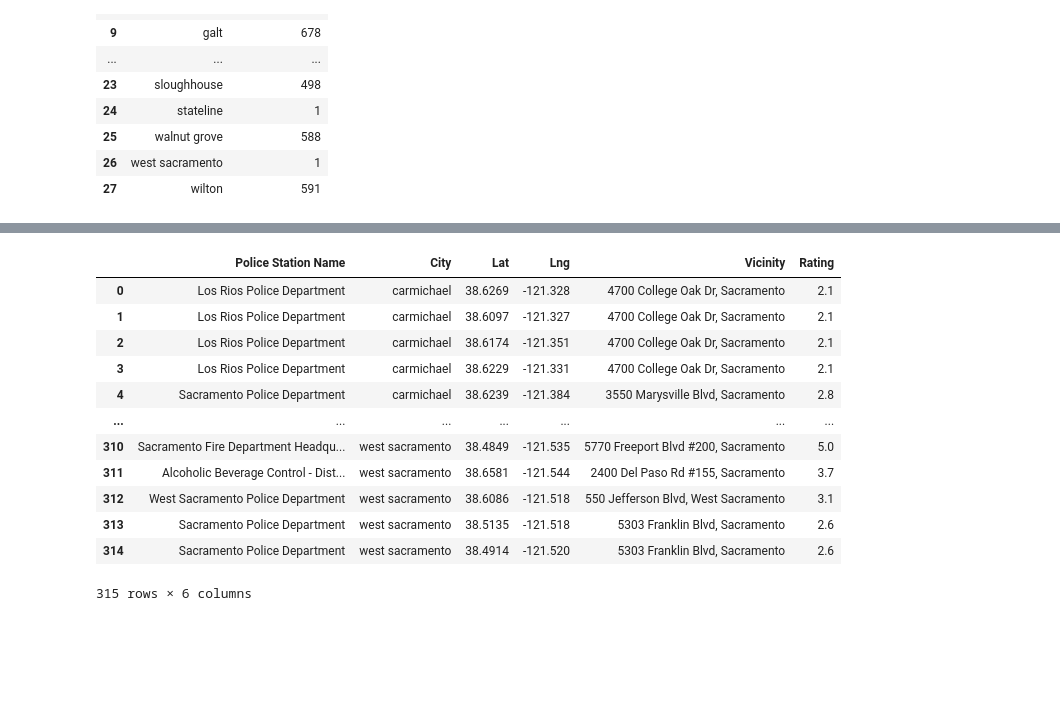
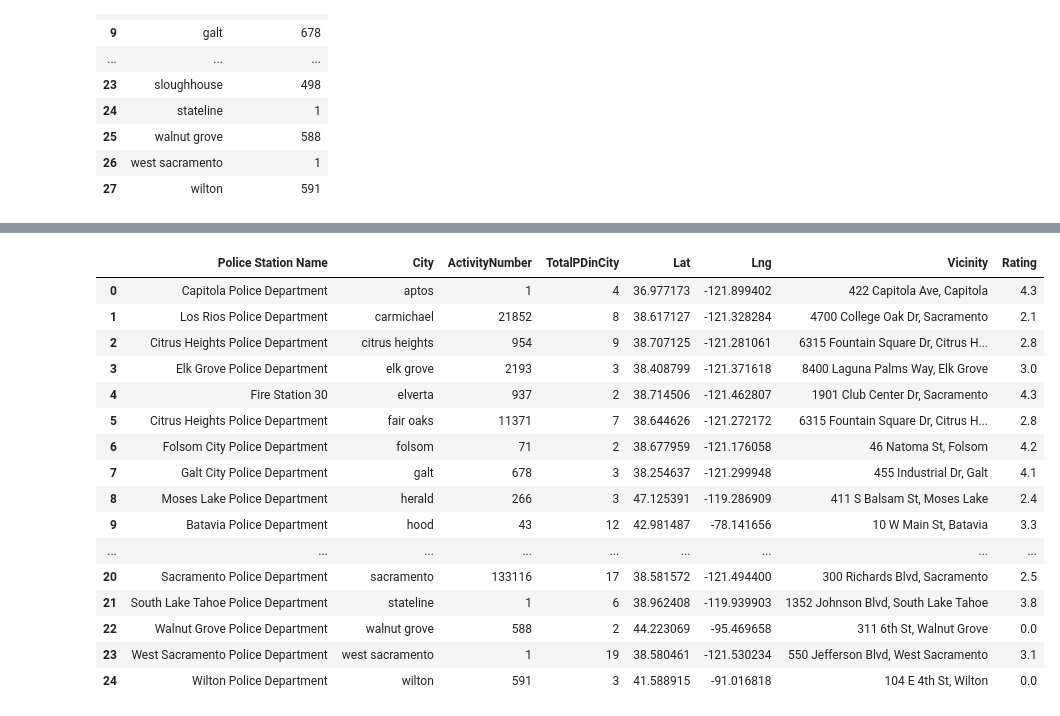
Before and after one commit to N3tadm1n/Team_Housing_prediction, a Jupyter notebook: CityCrimeActivity.ipynb, the cells around one changed output, grey strips where cells are left out. Saved outputs shown, nothing was run; the diff lists cells and outputs as text; code cells hidden in the pictures; blank space fills up the shorter version.

```diff
--- a/CityCrimeActivity.ipynb
+++ b/CityCrimeActivity.ipynb
@@ -106,3 +111,18 @@ crime_by_city
 | 25 | walnut grove | 588 |
 | 26 | west sacramento | 1 |
 | 27 | wilton | 591 |
+# %%
+# Please do the following in your terminal before running the below cell
+# pip install googlemaps
+# googlemaps: library for getting coordinates from a city
+# citypy: library for getting city from a set of coordinates
+from googlemaps import Client as GoogleMaps
+gmapsDecoder = GoogleMaps(g_key)
+crime_by_city['Lat'] = ''
+crime_by_city['Lng'] = ''
+
+for x in range(len(crime_by_city)):
+    geocode_result = gmapsDecoder.geocode(crime_by_city['OccurenceCity'][x])
+    crime_by_city['Lat'][x] = geocode_result[0]['geometry']['location'] ['lat']
+    crime_by_city['Lng'][x] = geocode_result[0]['geometry']['location']['lng']
+crime_by_city.head()
@@ -192,20 +220,21 @@ lat = []
 lng = []
 police = []
 cities = []
-#countries = []
+activity = []
 vicinities = []
 ratings = []
+stationCount = []
 
-for index, row in final_df.iterrows():
+for index, row in crime_by_city.iterrows():
     print("--------")
-    print(row['city'])
+    print(row['OccurenceCity'])
 
     # geocoordinates
-    target_coordinates = (f"{row['lat']}, {row['lng']}")
+    target_coordinates = (f"{row['Lat']}, {row['Lng']}")
     target_search = "police"
     target_radius = 5000
     target_type = "police station"
-    target_rank = "rating"
+    #target_rank = "rating"
 
     # set up a parameters dictionary
     params = {
@@ -213,7 +242,7 @@ for index, row in final_df.iterrows():
         "keyword": target_search,
         "radius": target_radius,
         "type": target_type,
-        "rankBy": target_rank,
+        #"rankBy": target_rank,
         "key": g_key
     }
 
@@ -231,19 +260,21 @@ for index, row in final_df.iterrows():
         #print(json.dumps(results, indent=4, sort_keys=True))
 
         police.append(results["results"][0]["name"])
-        lat.append(float(row['lat']))
-        lng.append(float(row['lng']))
-        cities.append(row['city'])
-        #countries.append(row['Country'])
+        stationCount.append(len(results["results"]))
+        lat.append(float(row['Lat']))
+        lng.append(float(row['Lng']))
+        cities.append(row['OccurenceCity'])
+        activity.append(row['ActivityNumber'])
         vicinities.append(results["results"][0]["vicinity"])
         ratings.append(results["results"][0]["rating"])
 
+        print(len(results["results"]))
         print(results["results"][0]["rating"])
         print(results["results"][0]["name"])
         print(results["results"][0]["vicinity"])
 
     except Exception as e:
         print(f"###{e}###")
-        print(f"### No station(S) found for city: {row['city']}. Skipping...")
+        print(f"### No station(S) found for city: {row['OccurenceCity']}. Skipping...")
         print(traceback.format_exc())
 # %% [output]
@@ -267,26 +298,32 @@ Sacramento Police Department
 # %%
 police_df = pd.DataFrame({'Police Station Name':police,
                         'City':cities,
-                        #'Country':countries,
+                        'ActivityNumber':activity,
+                        'TotalPDinCity':stationCount,
                         'Lat':lat,
                         'Lng':lng,
                         'Vicinity':vicinities,
                         'Rating':ratings})
+police_df.to_csv('city_crime_police_rating.csv')
 police_df.dropna()
 # %% [output]
-|  | Police Station Name | City | Lat | Lng | Vicinity | Rating |
-| 0 | Los Rios Police Department | carmichael | 38.6269 | -121.328 | 4700 College Oak Dr, Sacramento | 2.1 |
-| 1 | Los Rios Police Department | carmichael | 38.6097 | -121.327 | 4700 College Oak Dr, Sacramento | 2.1 |
-| 2 | Los Rios Police Department | carmichael | 38.6174 | -121.351 | 4700 College Oak Dr, Sacramento | 2.1 |
-| 3 | Los Rios Police Department | carmichael | 38.6229 | -121.331 | 4700 College Oak Dr, Sacramento | 2.1 |
-| 4 | Sacramento Police Department | carmichael | 38.6239 | -121.384 | 3550 Marysville Blvd, Sacramento | 2.8 |
-| ... | ... | ... | ... | ... | ... | ... |
-| 310 | Sacramento Fire Department Headqu... | west sacramento | 38.4849 | -121.535 | 5770 Freeport Blvd #200, Sacramento | 5.0 |
-| 311 | Alcoholic Beverage Control - Dist... | west sacramento | 38.6581 | -121.544 | 2400 Del Paso Rd #155, Sacramento | 3.7 |
-| 312 | West Sacramento Police Department | west sacramento | 38.6086 | -121.518 | 550 Jefferson Blvd, West Sacramento | 3.1 |
-| 313 | Sacramento Police Department | west sacramento | 38.5135 | -121.518 | 5303 Franklin Blvd, Sacramento | 2.6 |
-| 314 | Sacramento Police Department | west sacramento | 38.4914 | -121.520 | 5303 Franklin Blvd, Sacramento | 2.6 |
+|  | Police Station Name | City | ActivityNumber | TotalPDinCity | Lat | Lng | Vicinity | Rating |
+| 0 | Capitola Police Department | aptos | 1 | 4 | 36.977173 | -121.899402 | 422 Capitola Ave, Capitola | 4.3 |
+| 1 | Los Rios Police Department | carmichael | 21852 | 8 | 38.617127 | -121.328284 | 4700 College Oak Dr, Sacramento | 2.1 |
+| 2 | Citrus Heights Police Department | citrus heights | 954 | 9 | 38.707125 | -121.281061 | 6315 Fountain Square Dr, Citrus H... | 2.8 |
+| 3 | Elk Grove Police Department | elk grove | 2193 | 3 | 38.408799 | -121.371618 | 8400 Laguna Palms Way, Elk Grove | 3.0 |
+| 4 | Fire Station 30 | elverta | 937 | 2 | 38.714506 | -121.462807 | 1901 Club Center Dr, Sacramento | 4.3 |
+| 5 | Citrus Heights Police Department | fair oaks | 11371 | 7 | 38.644626 | -121.272172 | 6315 Fountain Square Dr, Citrus H... | 2.8 |
+| 6 | Folsom City Police Department | folsom | 71 | 2 | 38.677959 | -121.176058 | 46 Natoma St, Folsom | 4.2 |
+| 7 | Galt City Police Department | galt | 678 | 3 | 38.254637 | -121.299948 | 455 Industrial Dr, Galt | 4.1 |
+| 8 | Moses Lake Police Department | herald | 266 | 3 | 47.125391 | -119.286909 | 411 S Balsam St, Moses Lake | 2.4 |
+| 9 | Batavia Police Department | hood | 43 | 12 | 42.981487 | -78.141656 | 10 W Main St, Batavia | 3.3 |
+| ... | ... | ... | ... | ... | ... | ... | ... | ... |
+| 20 | Sacramento Police Department | sacramento | 133116 | 17 | 38.581572 | -121.494400 | 300 Richards Blvd, Sacramento | 2.5 |
+| 21 | South Lake Tahoe Police Department | stateline | 1 | 6 | 38.962408 | -119.939903 | 1352 Johnson Blvd, South Lake Tahoe | 3.8 |
+| 22 | Walnut Grove Police Department | walnut grove | 588 | 2 | 44.223069 | -95.469658 | 311 6th St, Walnut Grove | 0.0 |
+| 23 | West Sacramento Police Department | west sacramento | 1 | 19 | 38.580461 | -121.530234 | 550 Jefferson Blvd, West Sacramento | 3.1 |
+| 24 | Wilton Police Department | wilton | 591 | 3 | 41.588915 | -91.016818 | 104 E 4th St, Wilton | 0.0 |
-315 rows × 6 columns
 # %%
 # Using the template add the police station markers to the heatmap
 info_box_template = """
```
Also changed, not shown: parts of 9 cells of this notebook.
